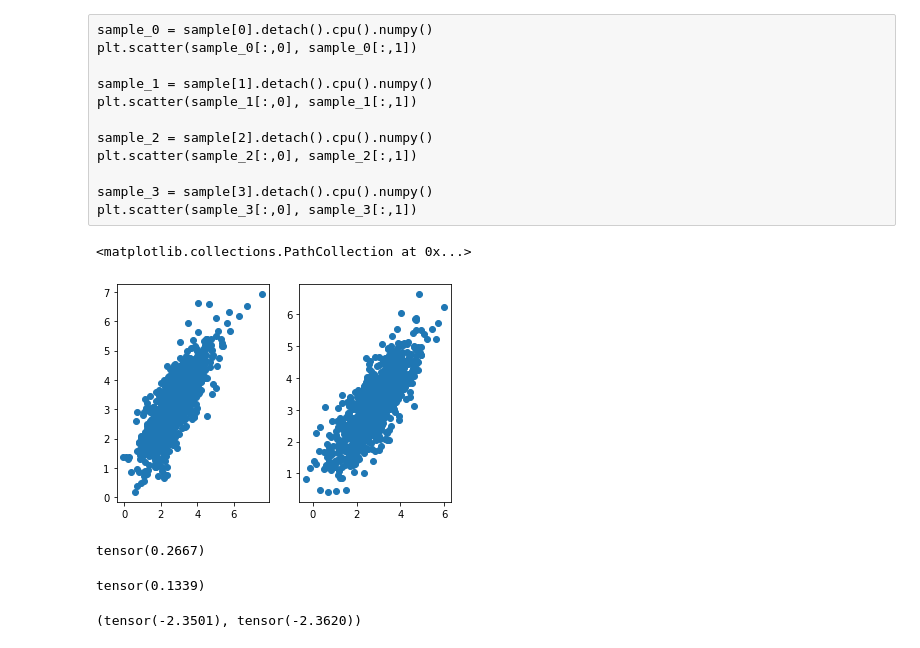
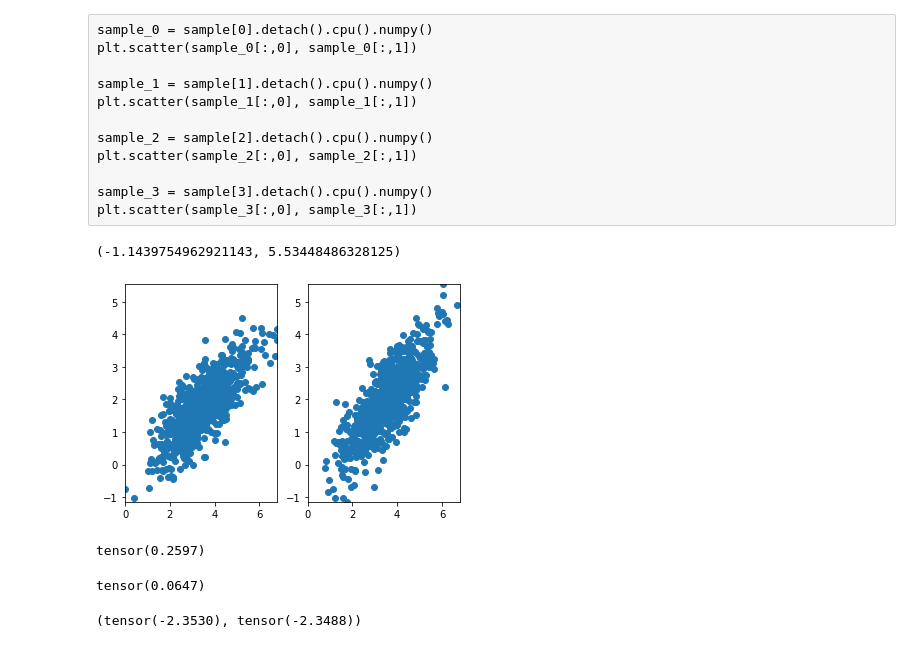
Before and after one commit to Watakani/Master, a Jupyter notebook: src/test.ipynb, the cells around one changed output. Cells and saved outputs as stored; diff of their text form; code cells hidden in the pictures.

```diff
--- a/src/test.ipynb
+++ b/src/test.ipynb
@@ -28,3 +28,6 @@ from structure.twoblock import TwoBlock
 
 from transforms.affine import Affine
 from transforms.piecewise import PiecewiseAffine
+# %%
+device = torch.device("cuda") if torch.cuda.is_available() else torch.device("cpu")
+device_cpu = torch.device("cpu")
@@ -39,8 +42,8 @@ dataset = ToyDataset()
 transformations = [Affine, Affine, PiecewiseAffine, PiecewiseAffine, Affine, Affine, PiecewiseAffine, PiecewiseAffine]
 structures = IAR
 # %%
-#flow = create_iaf(dim_input, dim_hidden, num_trans, perm_type)
+flow = create_iaf(dim_input, dim_hidden, num_trans, perm_type)
 #flow = create_maf(dim_input, dim_hidden, num_trans, perm_type)
 #flow = create_paf(dim_input, dim_hidden, num_trans, perm_type)
 #flow = create_realnvp(dim_input, dim_hidden, num_trans, perm_type)
-flow = create_flows(dim_input, dim_hidden, num_trans, perm_type, structure=structures, transformation=transformations)
+#flow = create_flows(dim_input, dim_hidden, num_trans, perm_type, structure=structures, transformation=transformations)
@@ -52,3 +50,9 @@ None
 # %%
+update_device(device, flow, dataset)
+
 #optimizer = torch.optim.AdamW(flow.parameters(), lr=1e-3)
 optimizer = torch.optim.SGD(flow.parameters(), lr=1e-3)
+
+loss = train_forward(flow, flow.get_base_distr(), dataset.get_training_data(), optimizer, epochs=200, batch_size=16,print_n=10)
+
+update_device(device_cpu, flow, dataset)
@@ -72,7 +72,7 @@ train_data = dataset.get_training_data()
 # %%
 with torch.no_grad():
     sample, log_prob = flow.sample(800)
-    sample_last = sample[-1].detach().cpu().numpy()
+    sample_last = sample[-1].detach().numpy()
 # %% [raw]
 sample_0 = sample[0].detach().cpu().numpy()
 plt.scatter(sample_0[:,0], sample_0[:,1])
@@ -86,25 +86,26 @@ plt.scatter(sample_2[:,0], sample_2[:,1])
 sample_3 = sample[3].detach().cpu().numpy()
 plt.scatter(sample_3[:,0], sample_3[:,1])
 # %%
-#xlims = (np.min(sample_last[:,0], train_data[:,0]), np.max(sample_last[:,0], train_data[:,0]))
+xlims = (min(sample_last[:,0].min(), train_data[:,0].min())), max(sample_last[:,0].max(), train_data[:,0].max())
+ylims = (min(sample_last[:,1].min(), train_data[:,1].min())), max(sample_last[:,1].max(), train_data[:,1].max())
 
 plt.subplot(1,2,1)
 plt.scatter(sample_last[:,0], sample_last[:,1])
-#plt.xlim(-1,9)
-#plt.ylim(-1,9)
+plt.xlim(xlims)
+plt.ylim(ylims)
 
 plt.subplot(1,2,2)
 plt.scatter(train_data[:,0].to('cpu'), train_data[:,1].to('cpu'))
-#plt.xlim(-1,9)
-#plt.ylim(-1,9)
+plt.xlim(xlims)
+plt.ylim(ylims)
 # %% [output]
-<matplotlib.collections.PathCollection at 0x...>
+(-1.1439754962921143, 5.53448486328125)
-[figure, old version]
+[figure, new version]
 # %%
 log_prob_target = dataset.evaluate(sample[-1])
 torch.mean(torch.abs(log_prob_target - log_prob))
 # %% [output]
-tensor(0.2667)
+tensor(0.2597)
 # %%
 with torch.no_grad():
     z_train, log_prob_train = flow.evaluate(train_data)
@@ -113,11 +114,11 @@ log_prob_train_target = dataset.evaluate(train_data)
 # %%
 torch.mean(torch.abs(log_prob_train_target-log_prob_train))
 # %% [output]
-tensor(0.1339)
+tensor(0.0647)
 # %%
 torch.mean(log_prob_train), torch.mean(log_prob_train_target)
 # %% [output]
-(tensor(-2.3501), tensor(-2.3620))
+(tensor(-2.3530), tensor(-2.3488))
 # %%
 test_data = dataset.get_test_data()
 # %%
```
Also changed, not shown: parts of 14 cells of this notebook, 4 other files.
